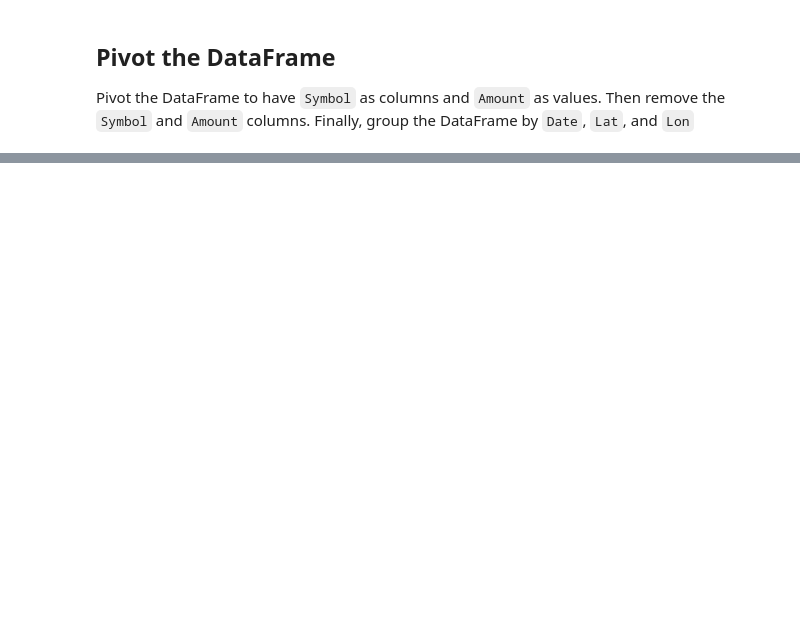
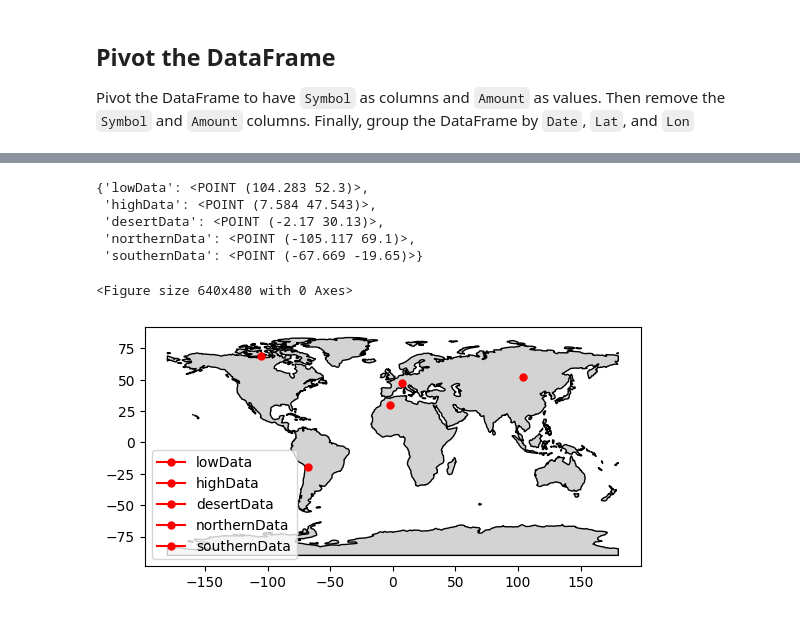
Before and after one commit to JaxtonGray/isoNet_Models, a Jupyter notebook: Data/GNIP/DataCleaning.ipynb, the cells around one changed output, grey strips where cells are left out. Cells and saved outputs as stored; diff of their text form; code cells hidden in the pictures; blank space fills up the shorter version.

```diff
--- a/Data/GNIP/DataCleaning.ipynb
+++ b/Data/GNIP/DataCleaning.ipynb
@@ -133,0 +168,11 @@ df.groupby(['Date', 'Lat', 'Lon']).mean().reset_index()
+# %%
+pickedPointsDict = dict(
+    lowData = Point(100, 50),
+    highData = Point(7.6, 47.5),
+    desertData = Point(-1.97, 25.75),
+    northernData = Point(-107.20, 72.25),
+    southernData = Point(-67.422, -20.1357)
+)
+tempDict = {}
+for key, point in pickedPointsDict.items():
+    tempDict[key] = gdf.loc[gdf.distance(point).idxmin(), 'geometry']
@@ -133,0 +189,20 @@ df.groupby(['Date', 'Lat', 'Lon']).mean().reset_index()
+# %%
+tempDict
+# %% [output]
+{'lowData': <POINT (104.283 52.3)>,
+ 'highData': <POINT (7.584 47.543)>,
+ 'desertData': <POINT (-2.17 30.13)>,
+ 'northernData': <POINT (-105.117 69.1)>,
+ 'southernData': <POINT (-67.669 -19.65)>}
+# %%
+# Plot the Data
+plt.figure()
+world.plot(color='lightgrey', edgecolor='black')
+for key, point in tempDict.items():
+    plt.plot(point.x, point.y, marker='o', color='red', markersize=5, label=key)
+plt.legend()
+plt.show()
+plt.close()
+# %% [output]
+<Figure size 640x480 with 0 Axes>
+[figure, added]
```
Also changed, not shown: parts of 29 cells of this notebook, 2 other files.
